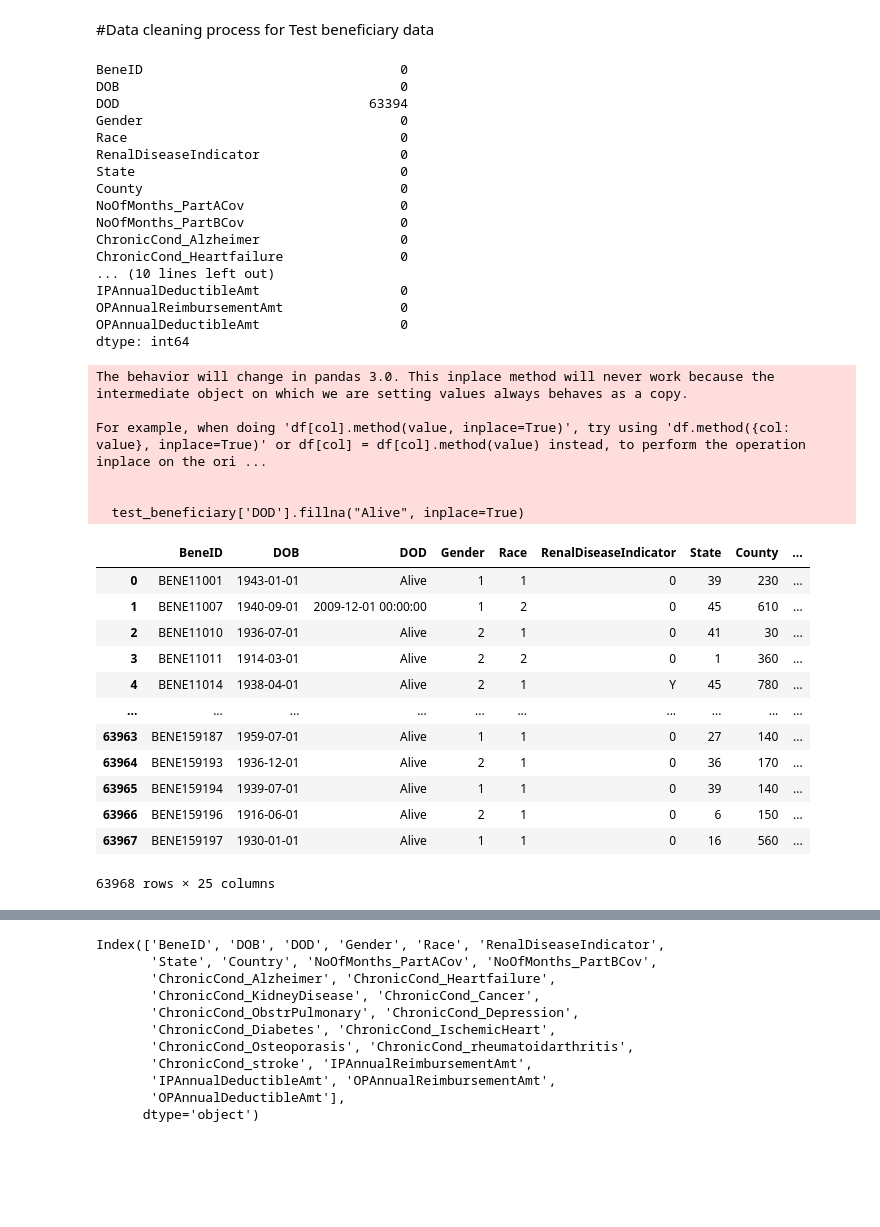
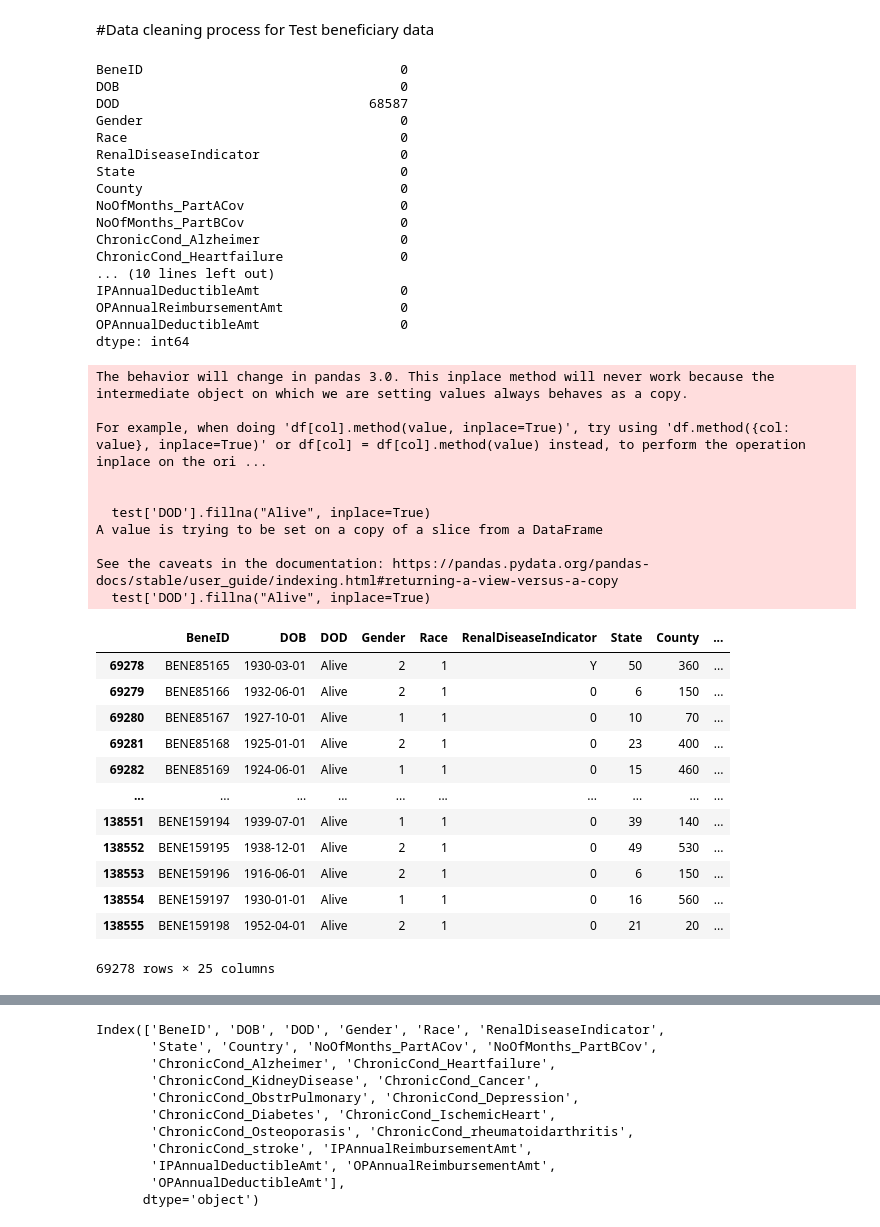
Before and after one commit to shivi13102/Healthcare-Fraud-Provider-Detection-Analysis, a Jupyter notebook: dataClean.ipynb, the cells around one changed output, grey strips where cells are left out. Drawn from its saved outputs; the diff is of its cells as text; code cells hidden in the pictures; blank space fills up the shorter version.

Commit message:
Updated cleaned data

```diff
--- a/dataClean.ipynb
+++ b/dataClean.ipynb
@@ -316,12 +316,12 @@ filtered_df.to_excel(file_path, index=False)
 #Data cleaning process for Test beneficiary data
 # %%
 # Check for missing values
-missing_values = test_beneficiary.isnull().sum()
+missing_values = test.isnull().sum()
 print(missing_values)
 # %% [output]
 BeneID                                 0
 DOB                                    0
-DOD                                63394
+DOD                                68587
 Gender                                 0
 Race                                   0
 RenalDiseaseIndicator                  0
@@ -338,29 +338,33 @@ OPAnnualDeductibleAmt                  0
 dtype: int64
 # %%
 # Replace null values in the 'DOD' column with "Alive"
-test_beneficiary['DOD'].fillna("Alive", inplace=True)
+test['DOD'].fillna("Alive", inplace=True)
 
 # Display the updated DataFrame
-display(test_beneficiary)
+display(test)
 # %% [output]
 The behavior will change in pandas 3.0. This inplace method will never work because the intermediate object on which we are setting values always behaves as a copy.
 
 For example, when doing 'df[col].method(value, inplace=True)', try using 'df.method({col: value}, inplace=True)' or df[col] = df[col].method(value) instead, to perform the operation inplace on the ori ...
 
 
-  test_beneficiary['DOD'].fillna("Alive", inplace=True)
+  test['DOD'].fillna("Alive", inplace=True)
+A value is trying to be set on a copy of a slice from a DataFrame
+
+See the caveats in the documentation: https://pandas.pydata.org/pandas-docs/stable/user_guide/indexing.html#returning-a-view-versus-a-copy
+  test['DOD'].fillna("Alive", inplace=True)
 |  | BeneID | DOB | DOD | Gender | Race | RenalDiseaseIndicator | State | County | ... |
-| 0 | BENE11001 | 1943-01-01 | Alive | 1 | 1 | 0 | 39 | 230 | ... |
-| 1 | BENE11007 | 1940-09-01 | 2009-12-01 00:00:00 | 1 | 2 | 0 | 45 | 610 | ... |
-| 2 | BENE11010 | 1936-07-01 | Alive | 2 | 1 | 0 | 41 | 30 | ... |
-| 3 | BENE11011 | 1914-03-01 | Alive | 2 | 2 | 0 | 1 | 360 | ... |
-| 4 | BENE11014 | 1938-04-01 | Alive | 2 | 1 | Y | 45 | 780 | ... |
+| 69278 | BENE85165 | 1930-03-01 | Alive | 2 | 1 | Y | 50 | 360 | ... |
+| 69279 | BENE85166 | 1932-06-01 | Alive | 2 | 1 | 0 | 6 | 150 | ... |
+| 69280 | BENE85167 | 1927-10-01 | Alive | 1 | 1 | 0 | 10 | 70 | ... |
+| 69281 | BENE85168 | 1925-01-01 | Alive | 2 | 1 | 0 | 23 | 400 | ... |
+| 69282 | BENE85169 | 1924-06-01 | Alive | 1 | 1 | 0 | 15 | 460 | ... |
 | ... | ... | ... | ... | ... | ... | ... | ... | ... | ... |
-| 63963 | BENE159187 | 1959-07-01 | Alive | 1 | 1 | 0 | 27 | 140 | ... |
-| 63964 | BENE159193 | 1936-12-01 | Alive | 2 | 1 | 0 | 36 | 170 | ... |
-| 63965 | BENE159194 | 1939-07-01 | Alive | 1 | 1 | 0 | 39 | 140 | ... |
-| 63966 | BENE159196 | 1916-06-01 | Alive | 2 | 1 | 0 | 6 | 150 | ... |
-| 63967 | BENE159197 | 1930-01-01 | Alive | 1 | 1 | 0 | 16 | 560 | ... |
+| 138551 | BENE159194 | 1939-07-01 | Alive | 1 | 1 | 0 | 39 | 140 | ... |
+| 138552 | BENE159195 | 1938-12-01 | Alive | 2 | 1 | 0 | 49 | 530 | ... |
+| 138553 | BENE159196 | 1916-06-01 | Alive | 2 | 1 | 0 | 6 | 150 | ... |
+| 138554 | BENE159197 | 1930-01-01 | Alive | 1 | 1 | 0 | 16 | 560 | ... |
+| 138555 | BENE159198 | 1952-04-01 | Alive | 2 | 1 | 0 | 21 | 20 | ... |
-63968 rows × 25 columns
+69278 rows × 25 columns
 # %%
 # Display rows where 'DOD' does not contain "Alive"
```
Also changed, not shown: parts of 16 cells of this notebook.
